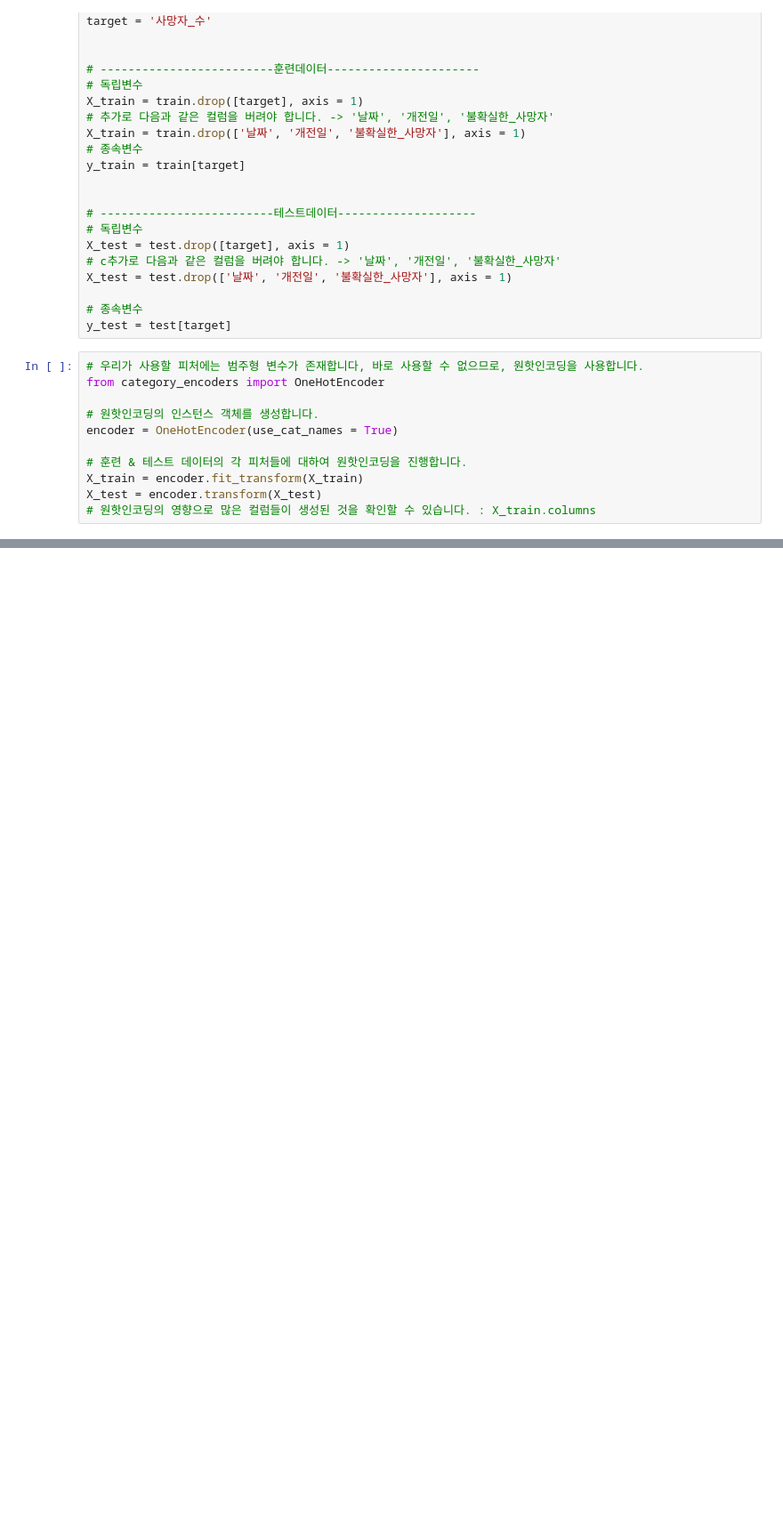
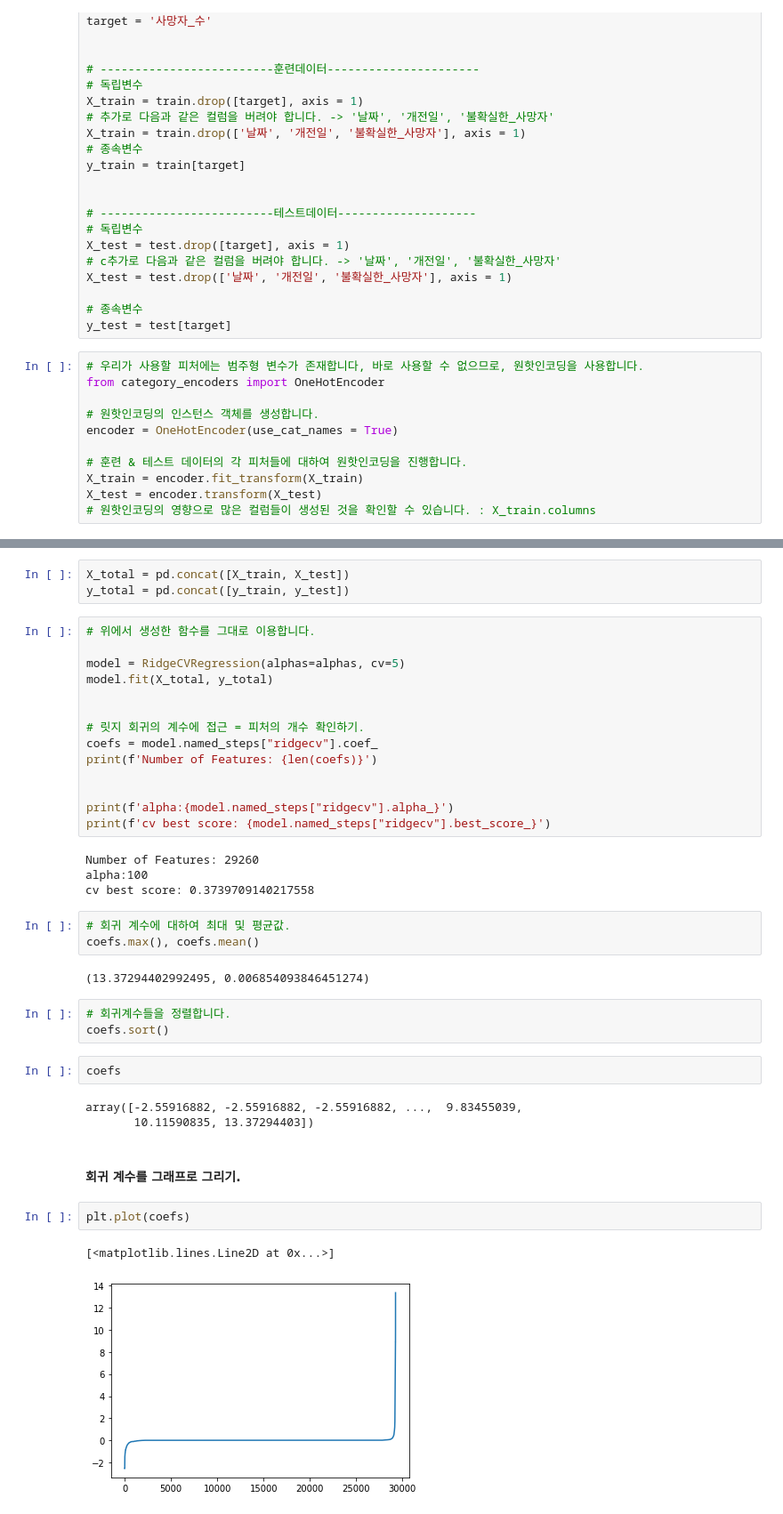
Before and after one commit to 00150/AI_07_JYP_Project_section_02, a Jupyter notebook: 🌏_우크라이나_vs_러시아_전쟁_분석_(feat_디테일하게_).ipynb, the cells around one changed output, grey strips where cells are left out. Shown at 89% size. Saved outputs shown, nothing was run; the diff lists cells and outputs as text; blank space fills up the shorter version.

```diff
--- a/🌏_우크라이나_vs_러시아_전쟁_분석_(feat_디테일하게_).ipynb
+++ b/🌏_우크라이나_vs_러시아_전쟁_분석_(feat_디테일하게_).ipynb
@@ -1066,0 +1152,41 @@ ridge = RidgeCV(alphas, normalize=True, cv=3)
+# %%
+X_total = pd.concat([X_train, X_test])
+y_total = pd.concat([y_train, y_test])
+# %%
+# 위에서 생성한 함수를 그대로 이용합니다.
+
+model = RidgeCVRegression(alphas=alphas, cv=5)
+model.fit(X_total, y_total)
+
+
+# 릿지 회귀의 계수에 접근 = 피처의 개수 확인하기.
+coefs = model.named_steps["ridgecv"].coef_
+print(f'Number of Features: {len(coefs)}')
+
+
+print(f'alpha:{model.named_steps["ridgecv"].alpha_}')
+print(f'cv best score: {model.named_steps["ridgecv"].best_score_}')
+# %% [output]
+Number of Features: 29260
+alpha:100
+cv best score: 0.3739709140217558
+# %%
+# 회귀 계수에 대하여 최대 및 평균값.
+coefs.max(), coefs.mean()
+# %% [output]
+(13.37294402992495, 0.006854093846451274)
+# %%
+# 회귀계수들을 정렬합니다.
+coefs.sort()
+# %%
+coefs
+# %% [output]
+array([-2.55916882, -2.55916882, -2.55916882, ...,  9.83455039,
+       10.11590835, 13.37294403])
+# %% [markdown]
+#### 회귀 계수를 그래프로 그리기.
+# %%
+plt.plot(coefs)
+# %% [output]
+[<matplotlib.lines.Line2D at 0x...>]
+[figure, added]
```
Also changed, not shown: parts of 36 cells of this notebook.
